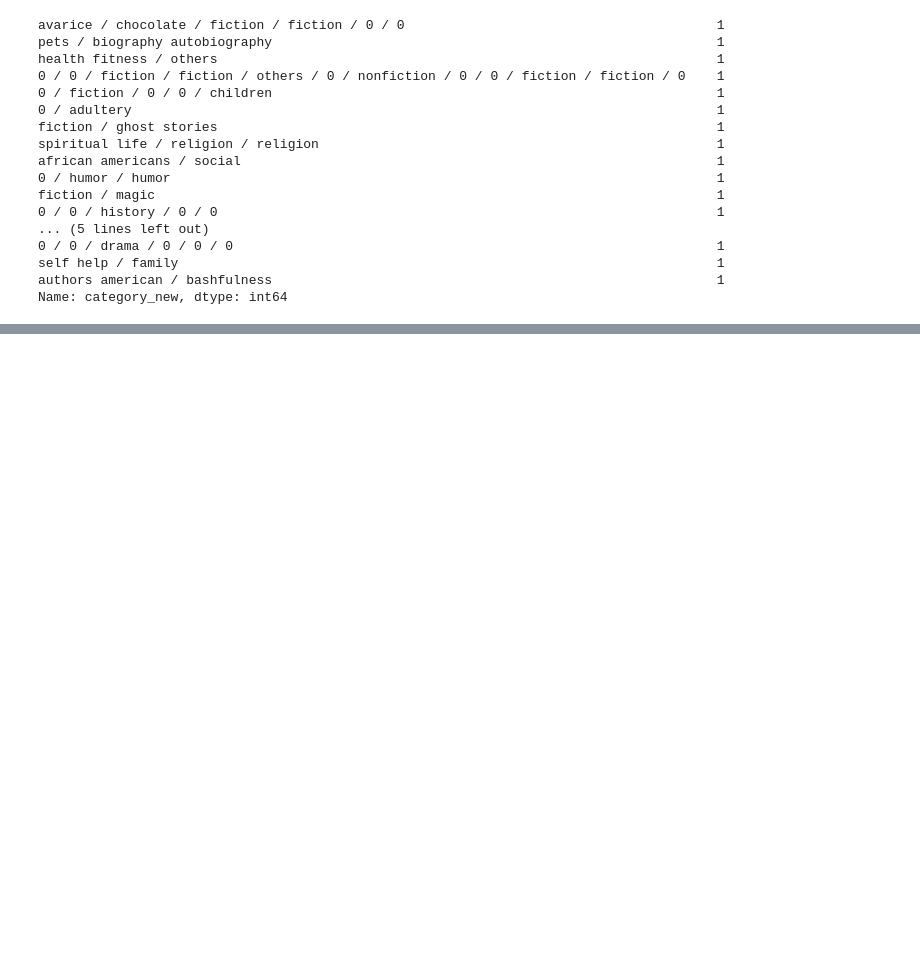
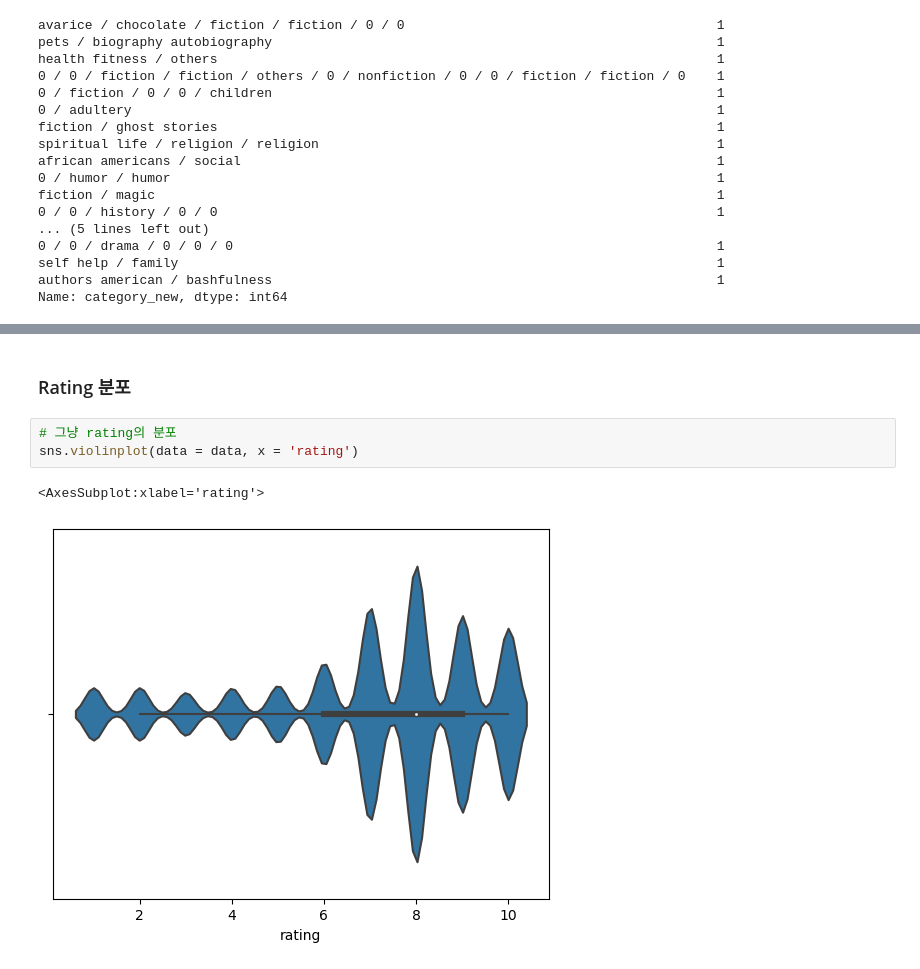
Before and after one commit to boostcampaitech4recsys1/level1_bookratingprediction_recsys-level1-recsys-02, a Jupyter notebook: sssu/preprocessing.ipynb, the cells around one changed output, grey strips where cells are left out. Saved outputs shown, nothing was run; the diff lists cells and outputs as text; blank space fills up the shorter version.

```diff
--- a/sssu/preprocessing.ipynb
+++ b/sssu/preprocessing.ipynb
@@ -314,0 +653,8 @@ Name: category_new, dtype: int64
+# %% [markdown]
+### Rating 분포
+# %%
+# 그냥 rating의 분포
+sns.violinplot(data = data, x = 'rating')
+# %% [output]
+<AxesSubplot:xlabel='rating'>
+[figure, added]
```
Also changed, not shown: parts of 79 cells of this notebook.
